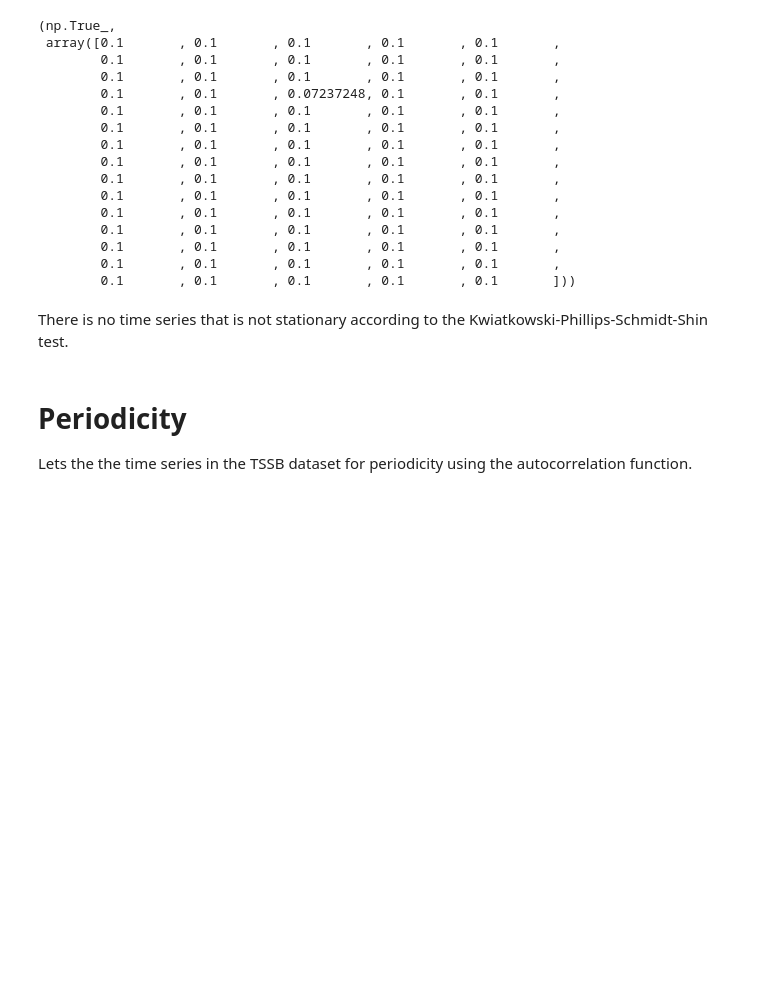
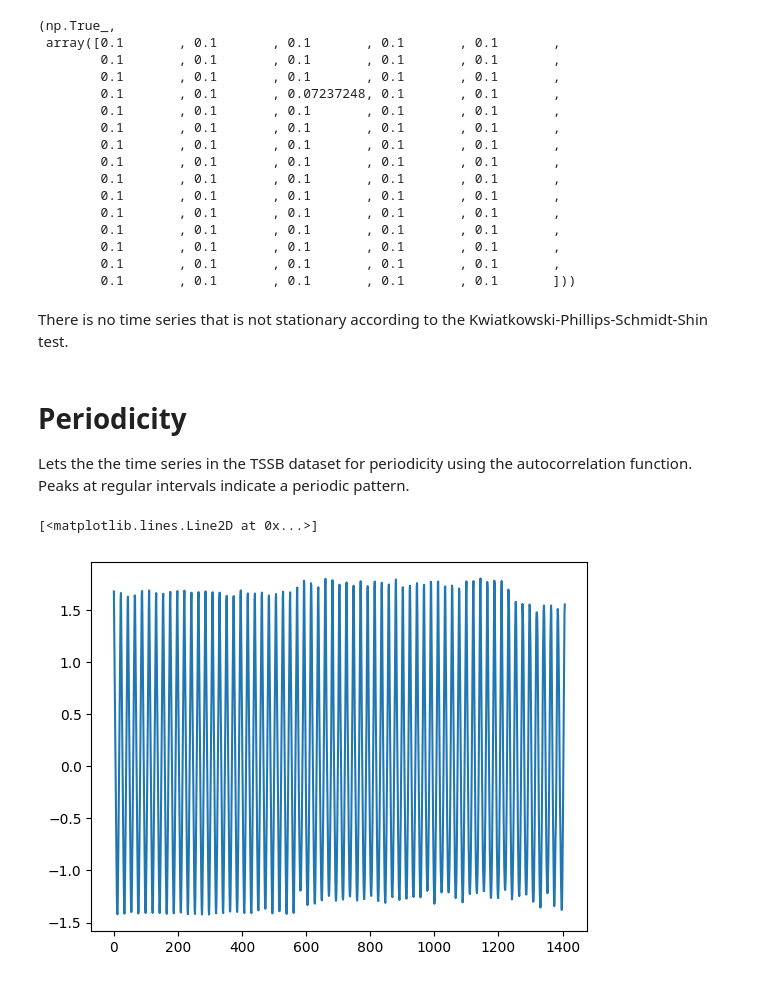
Before and after one commit to JaasperK/oracle, a Jupyter notebook: notebooks/stattests.ipynb, the cells around one changed output. Cells and saved outputs as stored; diff of their text form; code cells hidden in the pictures; blank space fills up the shorter version.

Commit message:
Added plots for acf

```diff
--- a/notebooks/stattests.ipynb
+++ b/notebooks/stattests.ipynb
@@ -112,4 +112,10 @@ look-up table. The actual p-value is greater than the p-value returned.
 There is no time series that is not stationary according to the Kwiatkowski-Phillips-Schmidt-Shin test.
 # %% [markdown]
 # Periodicity
-Lets the the time series in the TSSB dataset for periodicity using the autocorrelation function.
+Lets the the time series in the TSSB dataset for periodicity using the autocorrelation function. Peaks at regular intervals indicate a periodic pattern.
+# %%
+ts = tssb_time_series("Adiac")
+plt.plot(ts)
+# %% [output]
+[<matplotlib.lines.Line2D at 0x...>]
+[figure, added]
```
Also changed, not shown: parts of 6 cells of this notebook.
